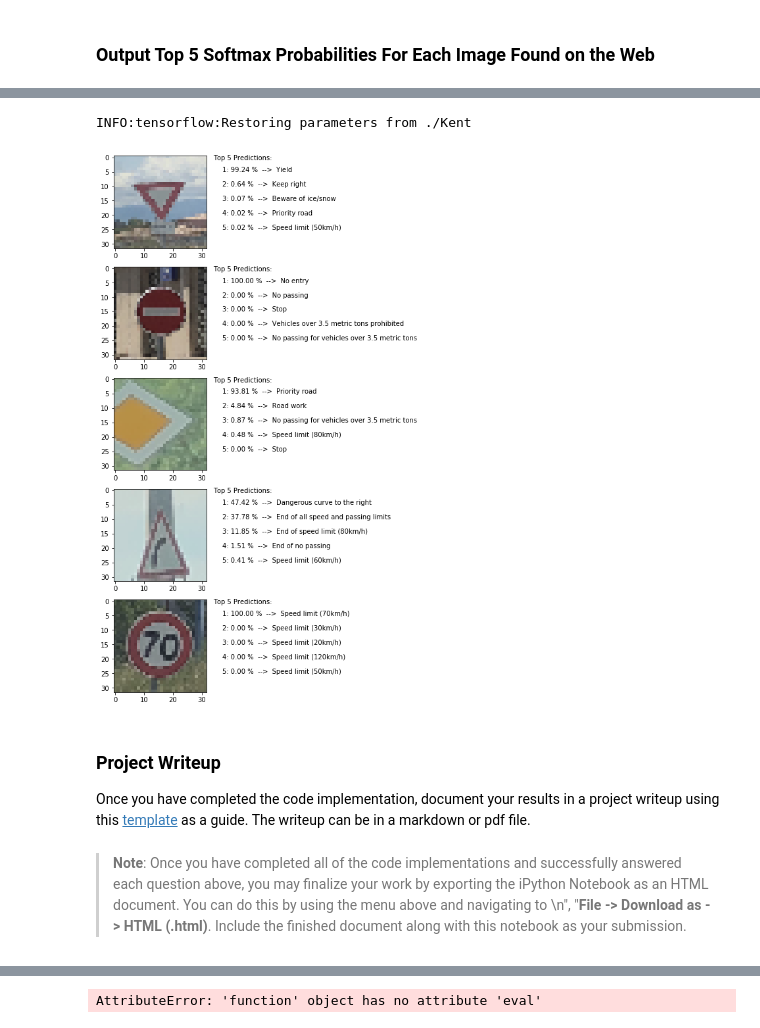
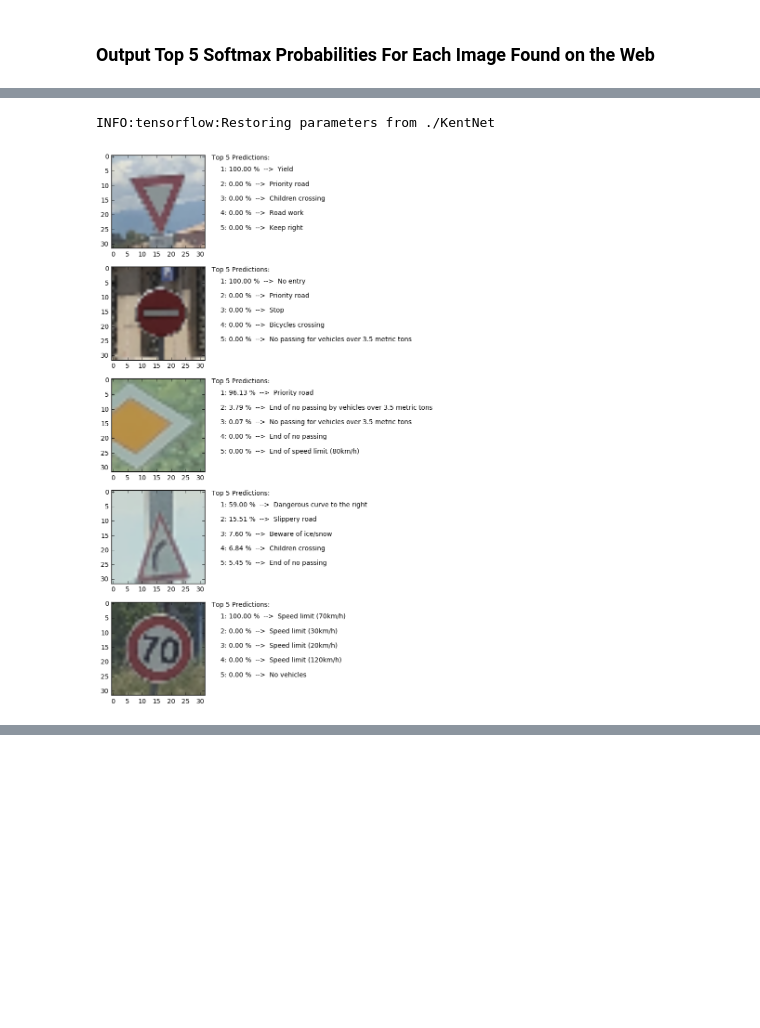
Before and after one commit to KentonParton/Traffic_Sign_Classifier, a Jupyter notebook: Traffic_Sign_Classifier.ipynb, the cells around one changed output, grey strips where cells are left out. Drawn from its saved outputs; the diff is of its cells as text; code cells hidden in the pictures; blank space fills up the shorter version.

Commit message:
model upload

```diff
--- a/Traffic_Sign_Classifier.ipynb
+++ b/Traffic_Sign_Classifier.ipynb
@@ -243,3 +192,8 @@ BATCH_SIZE = 64
+# %%
+import tensorflow as tf
+
+EPOCHS = 6
+BATCH_SIZE = 64
 # %%
 def conv2(inputs, filter_size, stride, in_depth, out_depth, mu, sigma):
 
@@ -459,16 +402,14 @@ for i in range(len(predict_images)):
 # %% [markdown]
 ### Predict the Sign Type for Each Image
 # %%
-### Run the predictions here and use the model to output the prediction for each image.
-### Make sure to pre-process the images with the same pre-processing pipeline used earlier.
-### Feel free to use as many code cells as needed.
+# Make predictions for the unseen images
 softmax = tf.nn.softmax(logits)
 top_k = tf.nn.top_k(softmax, k=1)
-checkpoint_file = tf.train.latest_checkpoint('./Kent')
+checkpoint_file = tf.train.latest_checkpoint('./KentNet')
 
 with tf.Session() as sess:
     sess.run(tf.global_variables_initializer())
-    saver.restore(sess, './Kent')
+    saver.restore(sess, './KentNet')
     softmax_res = sess.run(softmax, feed_dict={x: predict_images, keep_prob: 1.0})
     top_k_res = sess.run(top_k, feed_dict={x: predict_images, keep_prob: 1.0})
 
@@ -490,12 +431,12 @@ INFO:tensorflow:Restoring parameters from ./Kent
 # %% [markdown]
 ### Analyze Performance
 # %%
-### Calculate the accuracy for these 5 new images.
-### For example, if the model predicted 1 out of 5 signs correctly, it's 20% accurate on these new images.
+# Calculated accuracy for these 5 new images.
+# For example, if the model predicted 1 out of 5 signs correctly, it's 20% accurate on these new images.
 
 with tf.Session() as sess:
     sess.run(tf.global_variables_initializer())
-    saver.restore(sess, './Kent')
+    saver.restore(sess, './KentNet')
 
     test_accuracy = evaluate(predict_images, labels)
     print("Prediction Set Accuracy = {:.2f} %".format(test_accuracy * 100))
@@ -545,13 +448,12 @@ Looking just at the first row we get `[ 0.34763842,  0.24879643,  0.12789202]`,
 # %%
-### Print out the top five softmax probabilities for the predictions on the German traffic sign images found on the web.
-### Feel free to use as many code cells as needed.
+# Top five softmax probabilities for the predictions on the German traffic sign images found on the web.
 softmax = tf.nn.softmax(logits)
 top_k = tf.nn.top_k(softmax, k=5)
-checkpoint_file = tf.train.latest_checkpoint('./Kent')
+checkpoint_file = tf.train.latest_checkpoint('./KentNet')
 
 with tf.Session() as sess:
     sess.run(tf.global_variables_initializer())
-    saver.restore(sess, './Kent')
+    saver.restore(sess, './KentNet')
     softmax_res = sess.run(softmax, feed_dict={x: predict_images, keep_prob: 1.0})
     top_k_res = sess.run(top_k, feed_dict={x: predict_images, keep_prob: 1.0})
 
@@ -563,42 +465,35 @@ with tf.Session() as sess:
 
 
     for i in range(top_k_shape[0]):
 
         # display image being classified
         axes[i].imshow(predict_images[i])
 
         # distance from top of column
         top_pos = 5
 
         # distance from left of column
         left_pos = predict_images.shape[1] + 5
 
         # header label
         axes[i].text(left_pos - 3, 1, 'Top ' + str(top_k_shape[1]) + ' Predictions:')
 
         for j in range(top_k_shape[1]):
 
             # predicted image label
             label = class_names[top_k_res[1][i][j]]
 
             # probability of classification
             prediction = '{0:.2f}'.format(top_k_res[0][i][j] * 100) + ' %  -->  '
 
             # displays label and prediction besides image
             axes[i].text(left_pos, top_pos, str(j + 1) + ': ' + prediction + label)
 
             # creates space between each prediction
             top_pos += 5
 # %% [output]
-INFO:tensorflow:Restoring parameters from ./Kent
+INFO:tensorflow:Restoring parameters from ./KentNet
-[figure, old version]
+[figure, new version]
-# %% [markdown]
-### Project Writeup
-
-Once you have completed the code implementation, document your results in a project writeup using this [template](https://github.com/udacity/CarND-Traffic-Sign-Classifier-Project/blob/master/writeup_template.md) as a guide. The writeup can be in a markdown or pdf file.
-# %% [markdown]
-> **Note**: Once you have completed all of the code implementations and successfully answered each question above, you may finalize your work by exporting the iPython Notebook as an HTML document. You can do this by using the menu above and navigating to  \n",
-    "**File -> Download as -> HTML (.html)**. Include the finished document along with this notebook as your submission.
 # %% [markdown]
 ---
 
@@ -649,5 +544,3 @@ def outputFeatureMap(image_input, tf_activation, activation_min=-1, activation_m
             plt.imshow(activation[0,:,:, featuremap], interpolation="nearest", cmap="gray")
 # %%
 outputFeatureMap(predict_images[0], conv2)
-# %% [output]
-AttributeError: 'function' object has no attribute 'eval'
```
Also changed, not shown: parts of 23 cells of this notebook, 3 other files.
